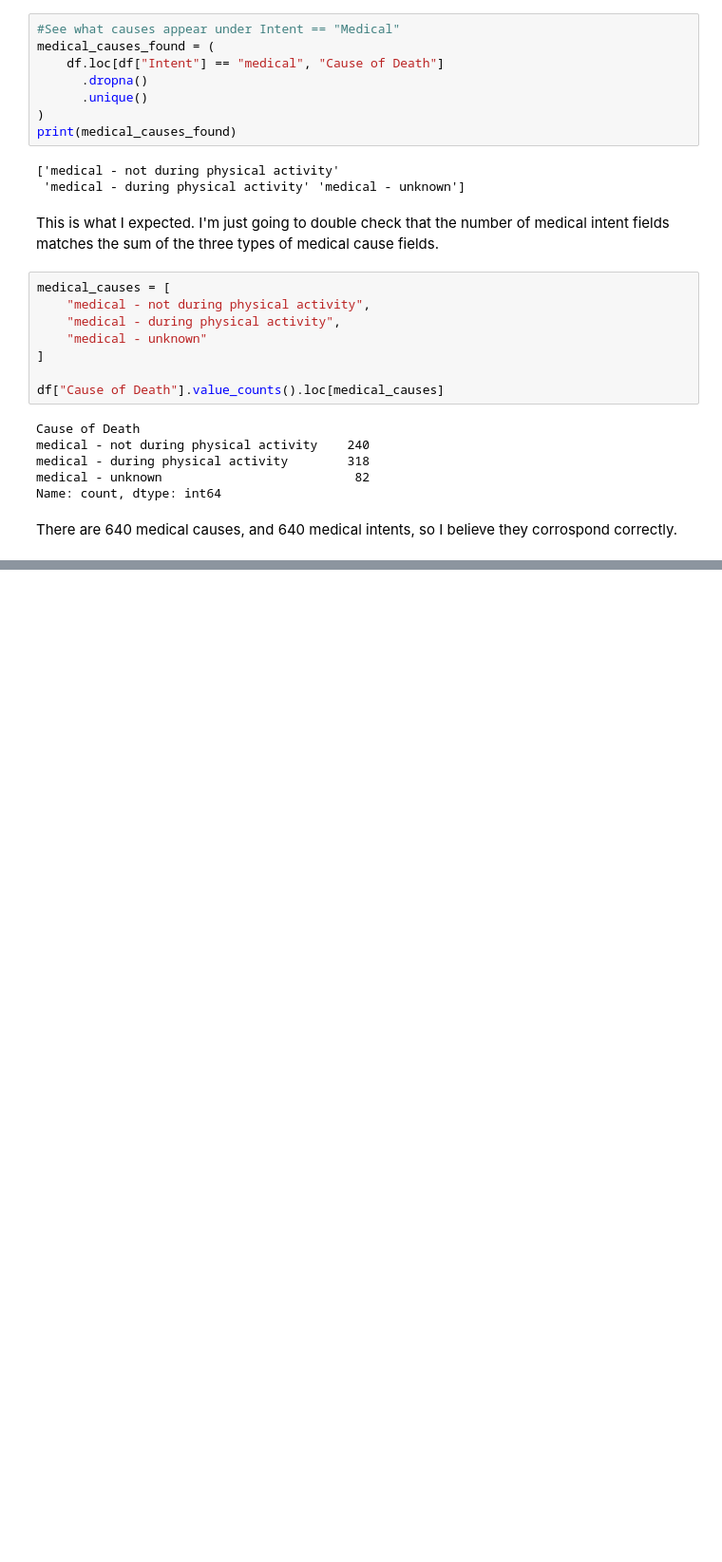
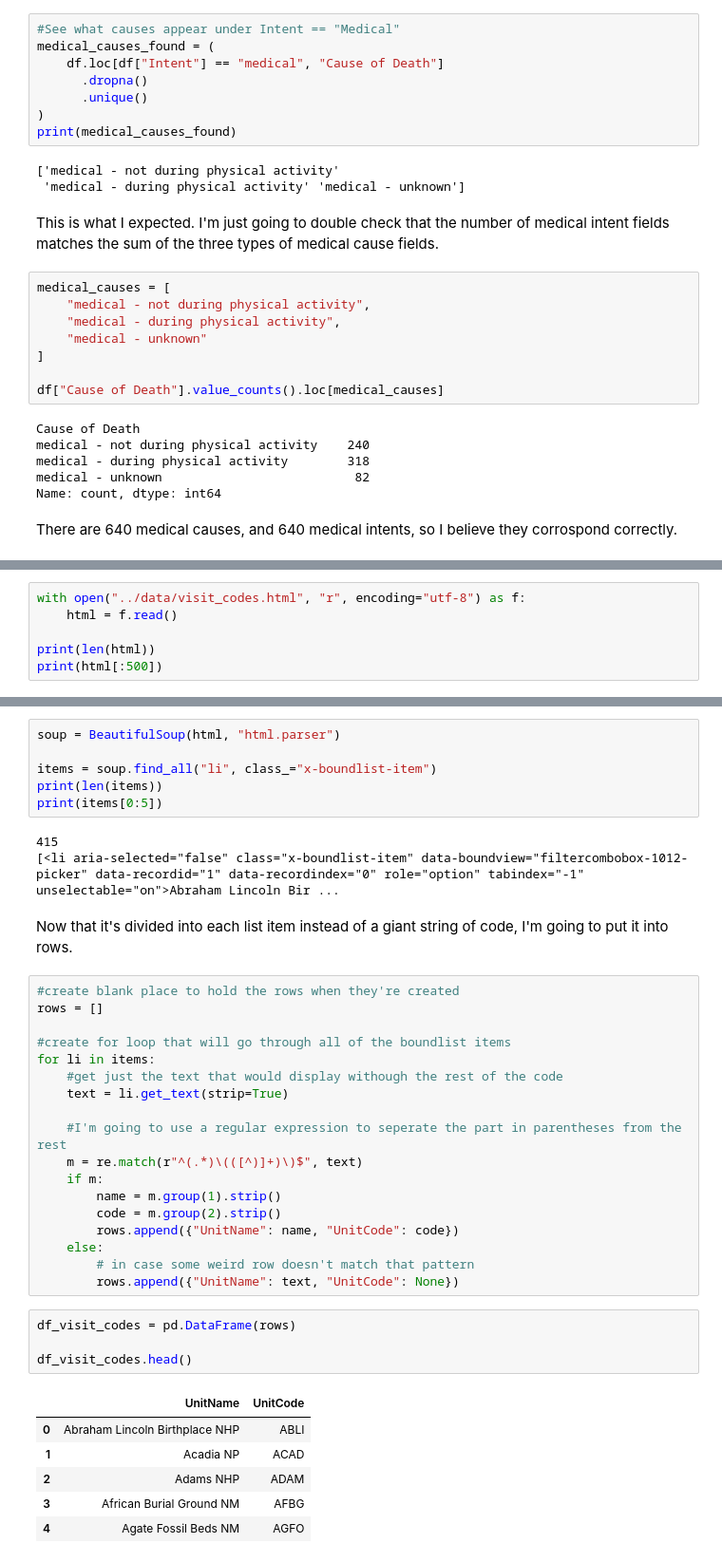
Before and after one commit to jeccalong/NPS_Mortality_Analysis, a Jupyter notebook: Notebooks/aquisitionAndCleaning.ipynb, the cells around one changed output, grey strips where cells are left out. Shown at 95% size. Cells and saved outputs as stored; diff of their text form; blank space fills up the shorter version.

```diff
--- a/Notebooks/aquisitionAndCleaning.ipynb
+++ b/Notebooks/aquisitionAndCleaning.ipynb
@@ -310,0 +419,6 @@ There are 640 medical causes, and 640 medical intents, so I believe they corrosp
+# %%
+with open("../data/visit_codes.html", "r", encoding="utf-8") as f:
+    html = f.read()
+
+print(len(html))
+print(html[:500])
@@ -310,0 +430,40 @@ There are 640 medical causes, and 640 medical intents, so I believe they corrosp
+# %%
+soup = BeautifulSoup(html, "html.parser")
+
+items = soup.find_all("li", class_="x-boundlist-item")
+print(len(items))
+print(items[0:5])
+# %% [output]
+415
+[<li aria-selected="false" class="x-boundlist-item" data-boundview="filtercombobox-1012-picker" data-recordid="1" data-recordindex="0" role="option" tabindex="-1" unselectable="on">Abraham Lincoln Bir ...
+# %% [markdown]
+Now that it's divided into each list item instead of a giant string of code, I'm going to put it into rows.
+# %%
+#create blank place to hold the rows when they're created
+rows = []
+
+#create for loop that will go through all of the boundlist items
+for li in items:
+    #get just the text that would display withough the rest of the code
+    text = li.get_text(strip=True)
+
+    #I'm going to use a regular expression to seperate the part in parentheses from the rest
+    m = re.match(r"^(.*)\(([^)]+)\)$", text)
+    if m:
+        name = m.group(1).strip()
+        code = m.group(2).strip()
+        rows.append({"UnitName": name, "UnitCode": code})
+    else:
+        # in case some weird row doesn't match that pattern
+        rows.append({"UnitName": text, "UnitCode": None})
+# %%
+df_visit_codes = pd.DataFrame(rows)
+
+df_visit_codes.head()
+# %% [output]
+|  | UnitName | UnitCode |
+| 0 | Abraham Lincoln Birthplace NHP | ABLI |
+| 1 | Acadia NP | ACAD |
+| 2 | Adams NHP | ADAM |
+| 3 | African Burial Ground NM | AFBG |
+| 4 | Agate Fossil Beds NM | AGFO |
```
Also changed, not shown: parts of 25 cells of this notebook, 2 other files.
